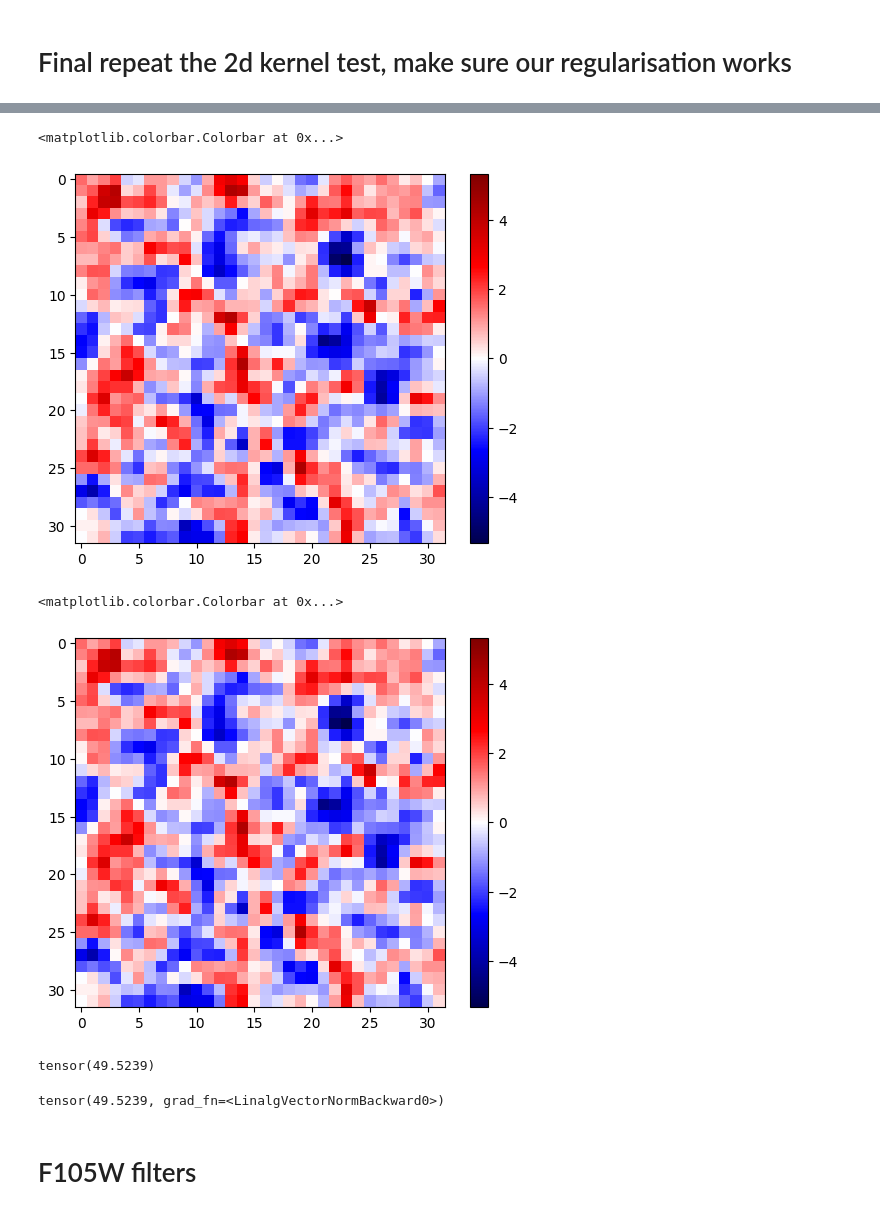
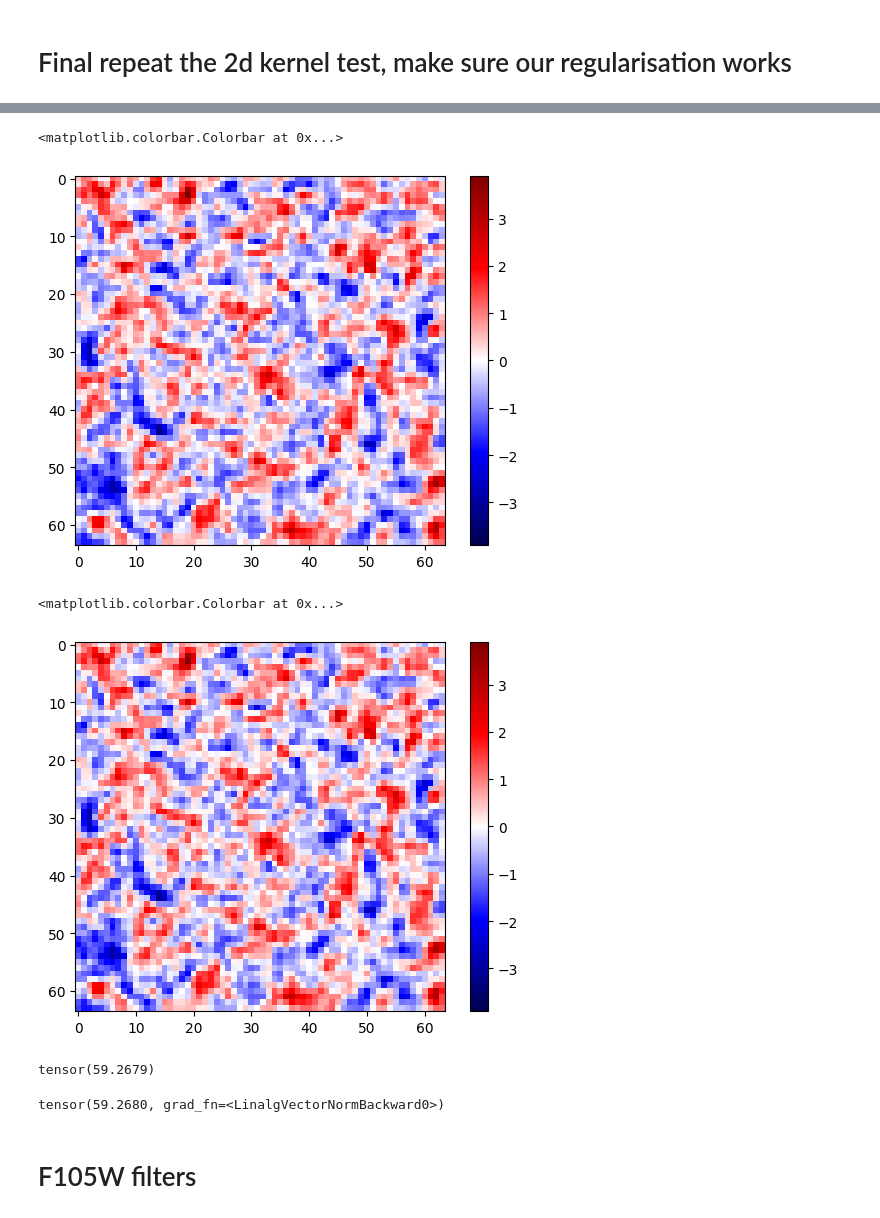
Before and after one commit to AlexandreAdam/DeblendingGalaxies, a Jupyter notebook: notebooks/correlated_gaussian_approx.ipynb, the cells around one changed output, grey strips where cells are left out. Cells and saved outputs as stored; diff of their text form; code cells hidden in the pictures.

```diff
--- a/notebooks/correlated_gaussian_approx.ipynb
+++ b/notebooks/correlated_gaussian_approx.ipynb
@@ -429,8 +429,8 @@ This should give you a fast method for computing the $t$-dependent covariance ma
 # %%
 # Now we test this idea on the actual forward model
 coord = SkyCoord(ra=10*units.deg, dec=20*units.deg)
-observation_pixels = 32
-model_pixels = 64
+observation_pixels = 64
+model_pixels = 256
 observation_pixel_size = 0.05
 model_pixel_size = 0.025
 
@@ -442,7 +442,7 @@ forward_model = make_forward_model(
         psf,
         wcs_list,
         super_sampling_factor=4,
-        model_pixels=64,
+        model_pixels=model_pixels,
         model_pixel_size=model_pixel_size * units.arcsec
         )
 
@@ -498,5 +498,5 @@ tensor(0.2500)
 # %%
-beta = 5e-2
+beta = 1e-1
 Lambda = torch.abs(torch.fft.fft2(kernel))**2 + beta
 Lambda_inv = 1/Lambda
 plt.matshow(Lambda.abs())
@@ -586,21 +593,21 @@ plt.imshow(score_fft, cmap="seismic", norm=plt.cm.colors.CenteredNorm())
 plt.colorbar()
 # %% [output]
 <matplotlib.colorbar.Colorbar at 0x...>
-[figure, old version]
+[figure, new version]
 # %%
-plt.imshow(score_analytic.detach().view(32, 32), cmap="seismic", norm=plt.cm.colors.CenteredNorm())
+plt.imshow(score_analytic.detach().view(64, 64), cmap="seismic", norm=plt.cm.colors.CenteredNorm())
 plt.colorbar()
 # %% [output]
 <matplotlib.colorbar.Colorbar at 0x...>
-[figure, old version]
+[figure, new version]
 # %%
 print(torch.norm(score_fft))
 # %% [output]
-tensor(49.5239)
+tensor(59.2679)
 # %%
 print(torch.norm(score_analytic))
 # %% [output]
-tensor(49.5239, grad_fn=<LinalgVectorNormBackward0>)
+tensor(59.2680, grad_fn=<LinalgVectorNormBackward0>)
 # %% [markdown]
 # F105W filters
 # %%
```
Also changed, not shown: parts of 12 cells of this notebook, 3 other files.
